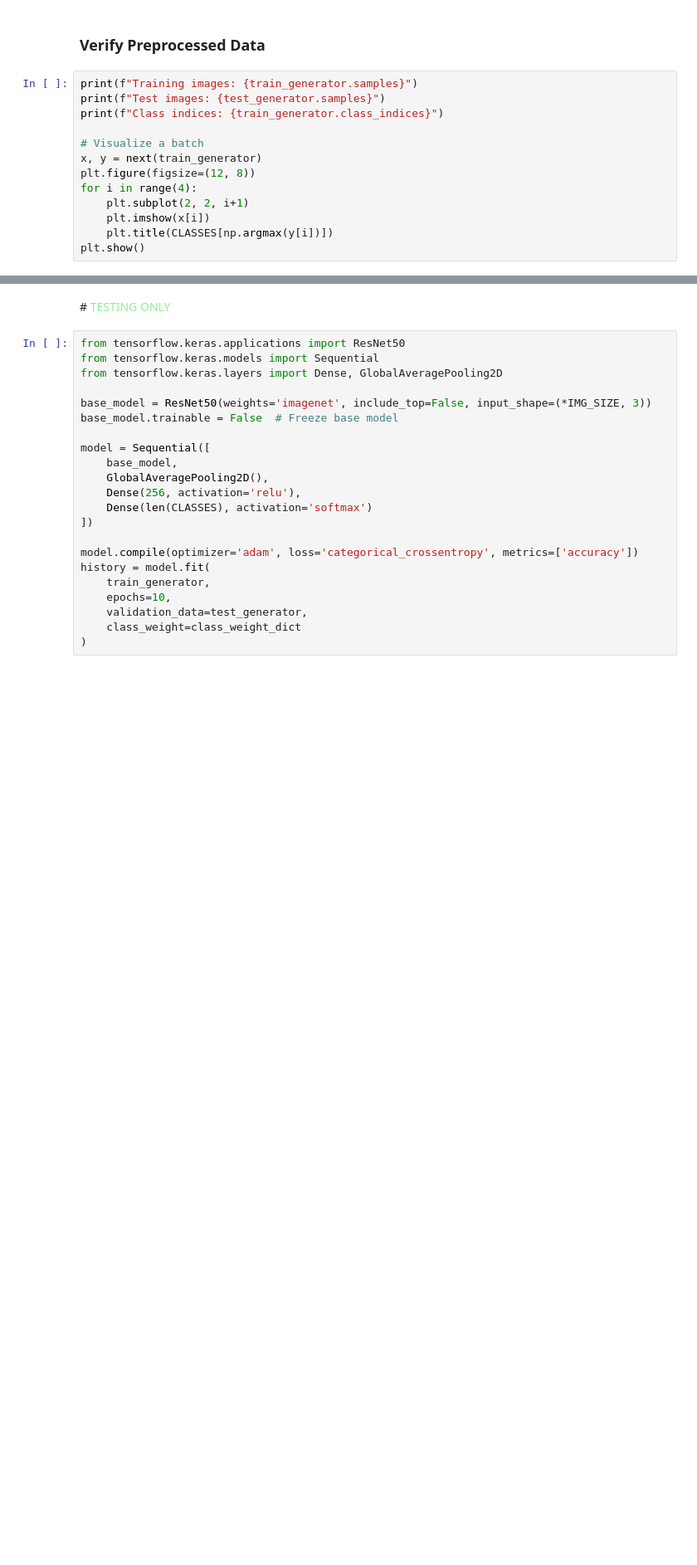
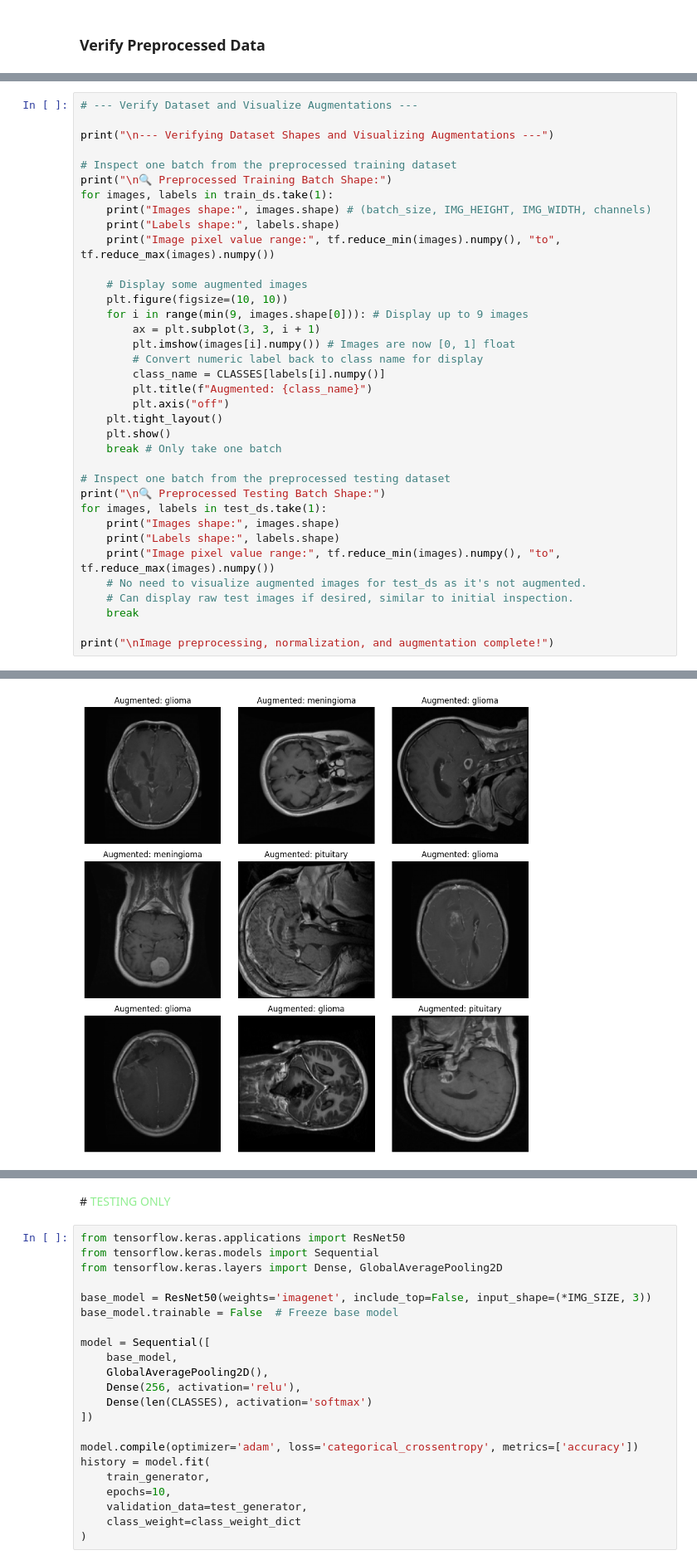
Before and after one commit to 2300914/CSC3109_ML, a Jupyter notebook: T16.ipynb, the cells around one changed output, grey strips where cells are left out. Shown at 83% size. Drawn from its saved outputs; the diff is of its cells as text; blank space fills up the shorter version.

Commit message:
done data preprocessing

```diff
--- a/T16.ipynb
+++ b/T16.ipynb
@@ -733,15 +782,2 @@ Found 480 images belonging to 4 classes.
 # %% [markdown]
 ### Verify Preprocessed Data
-# %%
-print(f"Training images: {train_generator.samples}")
-print(f"Test images: {test_generator.samples}")
-print(f"Class indices: {train_generator.class_indices}")
-
-# Visualize a batch
-x, y = next(train_generator)
-plt.figure(figsize=(12, 8))
-for i in range(4):
-    plt.subplot(2, 2, i+1)
-    plt.imshow(x[i])
-    plt.title(CLASSES[np.argmax(y[i])])
-plt.show()
@@ -752,0 +784,37 @@ Class indices: {'glioma': 0, 'meningioma': 1, 'notumor': 2, 'pituitary': 3}
+# %%
+# --- Verify Dataset and Visualize Augmentations ---
+
+print("\n--- Verifying Dataset Shapes and Visualizing Augmentations ---")
+
+# Inspect one batch from the preprocessed training dataset
+print("\n🔍 Preprocessed Training Batch Shape:")
+for images, labels in train_ds.take(1):
+    print("Images shape:", images.shape) # (batch_size, IMG_HEIGHT, IMG_WIDTH, channels)
+    print("Labels shape:", labels.shape)
+    print("Image pixel value range:", tf.reduce_min(images).numpy(), "to", tf.reduce_max(images).numpy())
+
+    # Display some augmented images
+    plt.figure(figsize=(10, 10))
+    for i in range(min(9, images.shape[0])): # Display up to 9 images
+        ax = plt.subplot(3, 3, i + 1)
+        plt.imshow(images[i].numpy()) # Images are now [0, 1] float
+        # Convert numeric label back to class name for display
+        class_name = CLASSES[labels[i].numpy()]
+        plt.title(f"Augmented: {class_name}")
+        plt.axis("off")
+    plt.tight_layout()
+    plt.show()
+    break # Only take one batch
+
+# Inspect one batch from the preprocessed testing dataset
+print("\n🔍 Preprocessed Testing Batch Shape:")
+for images, labels in test_ds.take(1):
+    print("Images shape:", images.shape)
+    print("Labels shape:", labels.shape)
+    print("Image pixel value range:", tf.reduce_min(images).numpy(), "to", tf.reduce_max(images).numpy())
+    # No need to visualize augmented images for test_ds as it's not augmented.
+    # Can display raw test images if desired, similar to initial inspection.
+    break
+
+print("\nImage preprocessing, normalization, and augmentation complete!")
+# %% [output]
@@ -752,0 +829 @@ Class indices: {'glioma': 0, 'meningioma': 1, 'notumor': 2, 'pituitary': 3}
+[figure, added]
```
Also changed, not shown: parts of 20 cells of this notebook.
